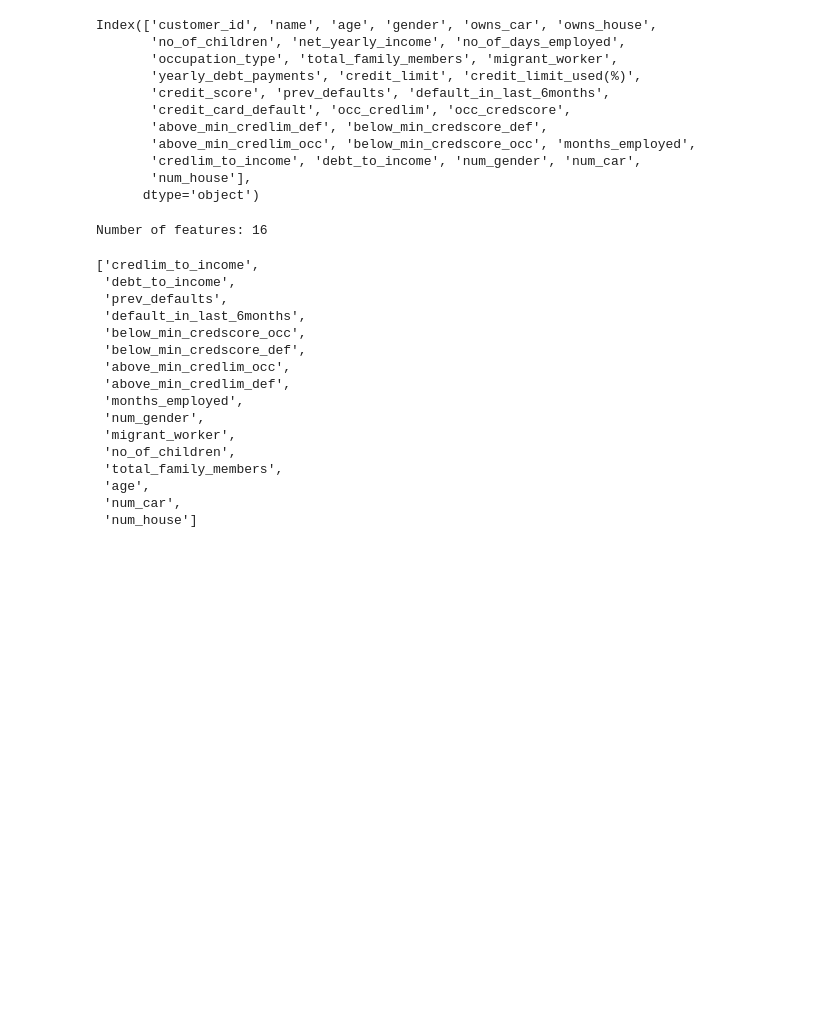
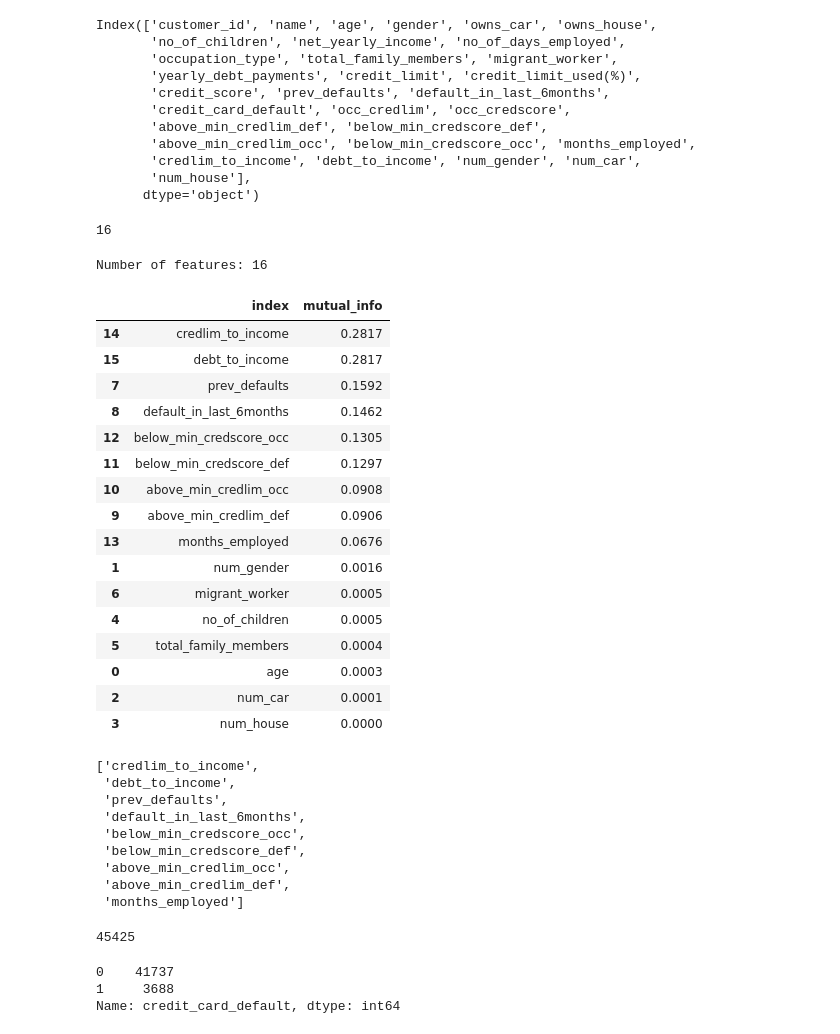
Before and after one commit to ada-nai/card-default, a Jupyter notebook: train.ipynb, the cells around one changed output. Saved outputs shown, nothing was run; the diff lists cells and outputs as text; code cells hidden in the pictures; blank space fills up the shorter version.

```diff
--- a/train.ipynb
+++ b/train.ipynb
@@ -133,6 +153,10 @@ cols = [
 ]
 
 target = 'credit_card_default'
+# %%
+len(cols)
+# %% [output]
+16
 # %%
 print(f'Number of features: {len(cols)}')
 # %% [output]
@@ -142,8 +166,29 @@ from sklearn.feature_selection import mutual_info_classif
 
 mi = mutual_info_classif(train_df[cols], train_df[target], n_neighbors= 5, random_state= 42, discrete_features= True)
 mi_df = pd.DataFrame(mi, index= cols, columns=['mutual_info']).reset_index().sort_values(by='mutual_info', ascending= False)
+# %%
+mi_df
+# %% [output]
+|  | index | mutual_info |
+| 14 | credlim_to_income | 0.2817 |
+| 15 | debt_to_income | 0.2817 |
+| 7 | prev_defaults | 0.1592 |
+| 8 | default_in_last_6months | 0.1462 |
+| 12 | below_min_credscore_occ | 0.1305 |
+| 11 | below_min_credscore_def | 0.1297 |
+| 10 | above_min_credlim_occ | 0.0908 |
+| 9 | above_min_credlim_def | 0.0906 |
+| 13 | months_employed | 0.0676 |
+| 1 | num_gender | 0.0016 |
+| 6 | migrant_worker | 0.0005 |
+| 4 | no_of_children | 0.0005 |
+| 5 | total_family_members | 0.0004 |
+| 0 | age | 0.0003 |
+| 2 | num_car | 0.0001 |
+| 3 | num_house | 0.0000 |
 # %%
-mi_df[mi_df['mutual_info'] >0]['index'].to_list()
+fin_cols= mi_df[mi_df['mutual_info'] >0.05]['index'].to_list()
+fin_cols
 # %% [output]
 ['credlim_to_income',
  'debt_to_income',
@@ -153,11 +198,4 @@ mi_df[mi_df['mutual_info'] >0]['index'].to_list()
  'below_min_credscore_def',
  'above_min_credlim_occ',
  'above_min_credlim_def',
- 'months_employed',
- 'num_gender',
- 'migrant_worker',
- 'no_of_children',
- 'total_family_members',
- 'age',
- 'num_car',
- 'num_house']
+ 'months_employed']
@@ -163,0 +207,10 @@ mi_df[mi_df['mutual_info'] >0]['index'].to_list()
+# %%
+train_df.shape[0]
+# %% [output]
+45425
+# %%
+train_df['credit_card_default'].value_counts()
+# %% [output]
+0    41737
+1     3688
+Name: credit_card_default, dtype: int64
```
Also changed, not shown: parts of 27 cells of this notebook.
